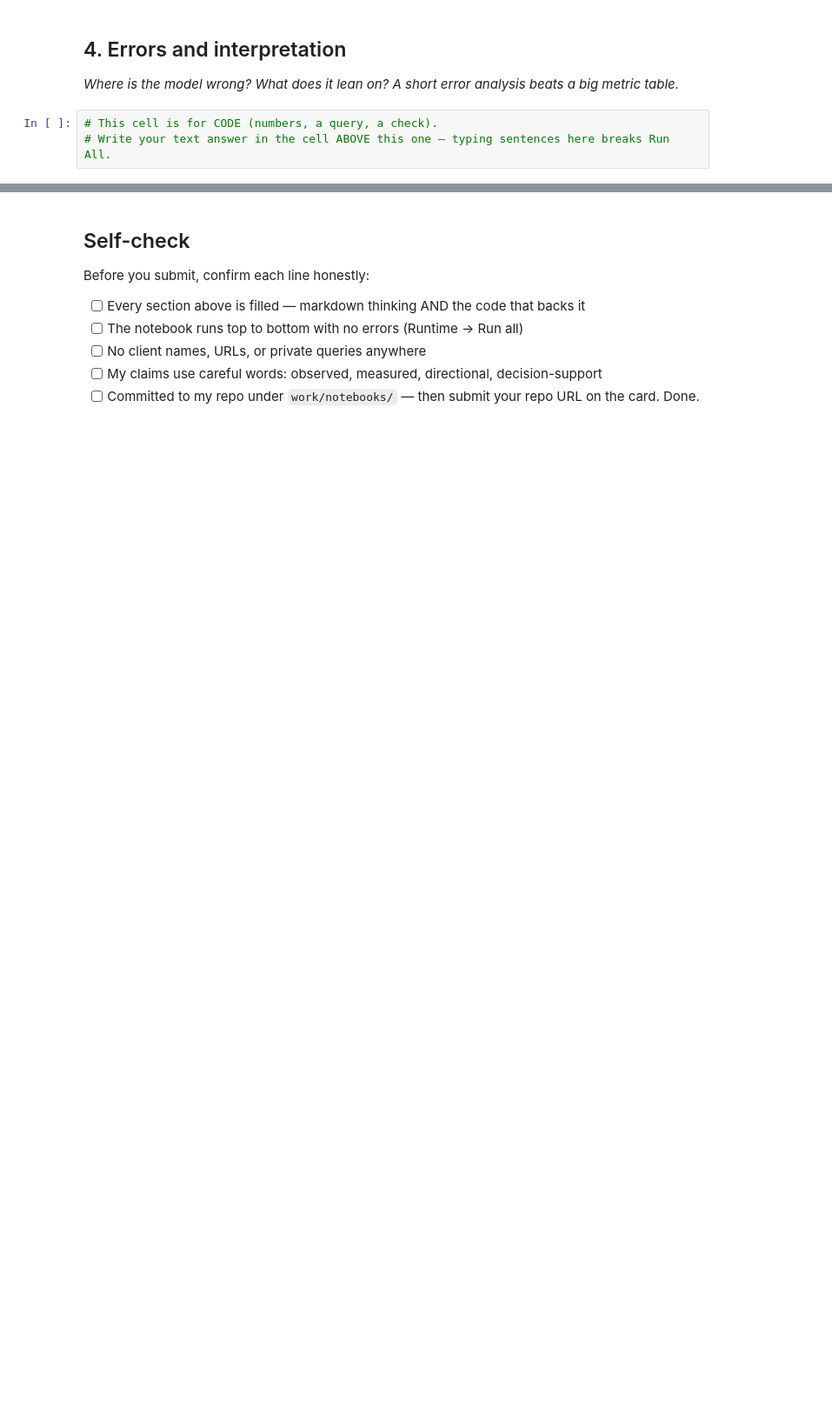
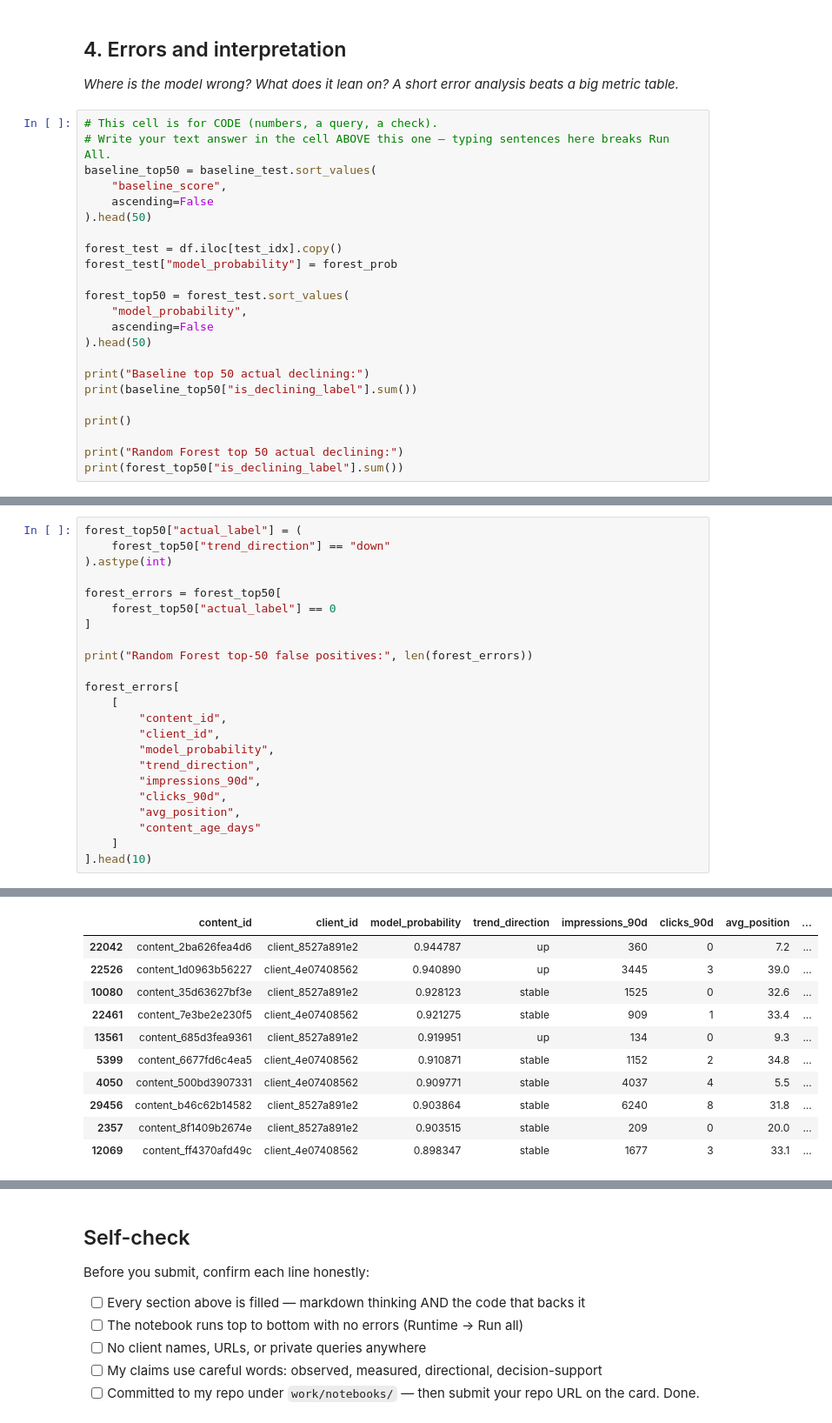
Before and after one commit to muska123-web/FlyRank-AI-Internship, a Jupyter notebook: work/notebooks/w05_model.ipynb, the cells around one changed output, grey strips where cells are left out. Shown at 87% size. Drawn from its saved outputs; the diff is of its cells as text; blank space fills up the shorter version.

```diff
--- a/work/notebooks/w05_model.ipynb
+++ b/work/notebooks/w05_model.ipynb
@@ -34,3 +511,23 @@ This skeleton is yours to fill. Work the sections **in order** — each one has
 # %%
 # This cell is for CODE (numbers, a query, a check).
 # Write your text answer in the cell ABOVE this one — typing sentences here breaks Run All.
+baseline_top50 = baseline_test.sort_values(
+    "baseline_score",
+    ascending=False
+).head(50)
+
+forest_test = df.iloc[test_idx].copy()
+forest_test["model_probability"] = forest_prob
+
+forest_top50 = forest_test.sort_values(
+    "model_probability",
+    ascending=False
+).head(50)
+
+print("Baseline top 50 actual declining:")
+print(baseline_top50["is_declining_label"].sum())
+
+print()
+
+print("Random Forest top 50 actual declining:")
+print(forest_top50["is_declining_label"].sum())
@@ -36,0 +540,24 @@ This skeleton is yours to fill. Work the sections **in order** — each one has
+# %%
+forest_top50["actual_label"] = (
+    forest_top50["trend_direction"] == "down"
+).astype(int)
+
+forest_errors = forest_top50[
+    forest_top50["actual_label"] == 0
+]
+
+print("Random Forest top-50 false positives:", len(forest_errors))
+
+forest_errors[
+    [
+        "content_id",
+        "client_id",
+        "model_probability",
+        "trend_direction",
+        "impressions_90d",
+        "clicks_90d",
+        "avg_position",
+        "content_age_days"
+    ]
+].head(10)
+# %% [output]
@@ -36,0 +565,11 @@ This skeleton is yours to fill. Work the sections **in order** — each one has
+|  | content_id | client_id | model_probability | trend_direction | impressions_90d | clicks_90d | avg_position | ... |
+| 22042 | content_2ba626fea4d6 | client_8527a891e2 | 0.944787 | up | 360 | 0 | 7.2 | ... |
+| 22526 | content_1d0963b56227 | client_4e07408562 | 0.940890 | up | 3445 | 3 | 39.0 | ... |
+| 10080 | content_35d63627bf3e | client_8527a891e2 | 0.928123 | stable | 1525 | 0 | 32.6 | ... |
+| 22461 | content_7e3be2e230f5 | client_4e07408562 | 0.921275 | stable | 909 | 1 | 33.4 | ... |
+| 13561 | content_685d3fea9361 | client_8527a891e2 | 0.919951 | up | 134 | 0 | 9.3 | ... |
+| 5399 | content_6677fd6c4ea5 | client_4e07408562 | 0.910871 | stable | 1152 | 2 | 34.8 | ... |
+| 4050 | content_500bd3907331 | client_4e07408562 | 0.909771 | stable | 4037 | 4 | 5.5 | ... |
+| 29456 | content_b46c62b14582 | client_8527a891e2 | 0.903864 | stable | 6240 | 8 | 31.8 | ... |
+| 2357 | content_8f1409b2674e | client_8527a891e2 | 0.903515 | stable | 209 | 0 | 20.0 | ... |
+| 12069 | content_ff4370afd49c | client_4e07408562 | 0.898347 | stable | 1677 | 3 | 33.1 | ... |
```
Also changed, not shown: parts of 37 cells of this notebook.
